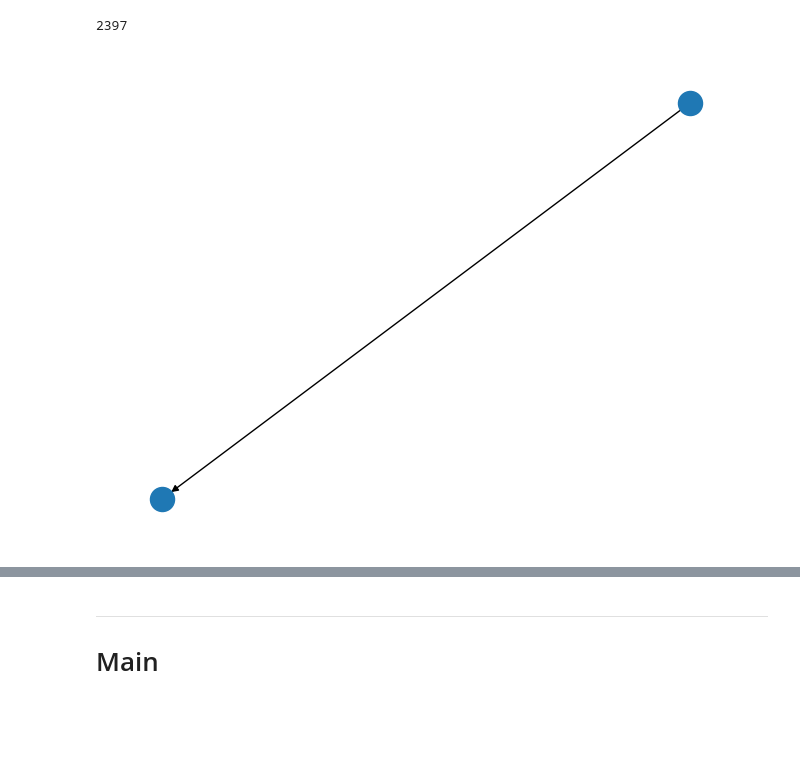
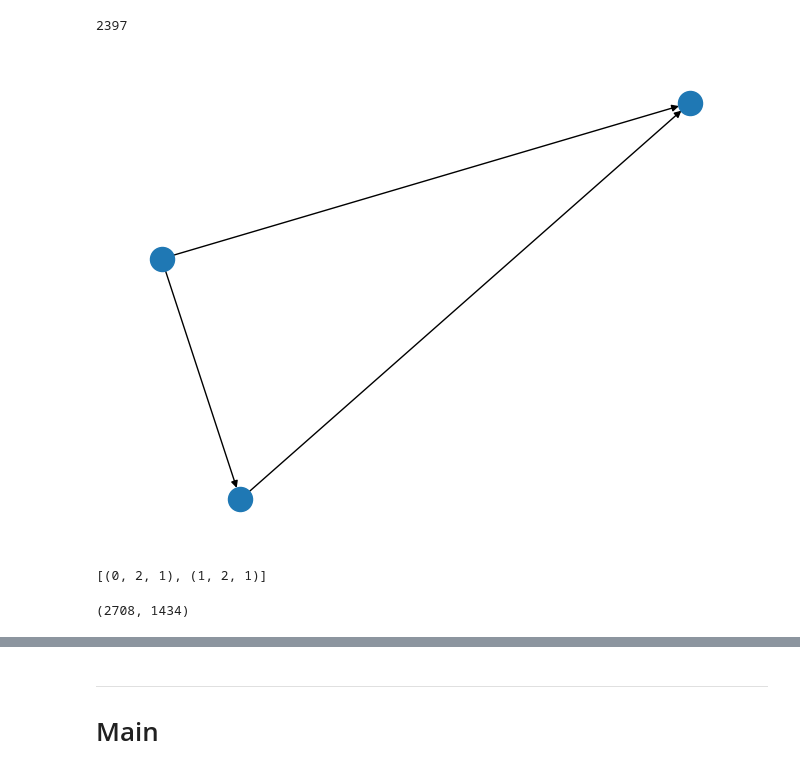
Before and after one commit to CalebThian/hw2_linkprediction, a Jupyter notebook: main.ipynb, the cells around one changed output, grey strips where cells are left out. Saved outputs shown, nothing was run; the diff lists cells and outputs as text; code cells hidden in the pictures; blank space fills up the shorter version.

Commit message:
finish split edges

```diff
--- a/main.ipynb
+++ b/main.ipynb
@@ -47,11 +47,21 @@ dataset[dss[0]]['train'].loc[1,'to']
 # %%
 G = nx.DiGraph()
 G.add_edge(0,1,label=0)
+G.add_edge(0,2,label=1)
+G.add_edge(1,2,label=1)
 nx.draw(G)
 # %% [output]
-[figure, old version]
+[figure, new version]
+# %%
+[e for e in list(G.edges.data('label')) if e[2]==1]
+# %% [output]
+[(0, 2, 1), (1, 2, 1)]
 # %%
 #For example:
 Content = dataset[dss[0]]['content']
 Train = dataset[dss[0]]['train']
 Test = dataset[dss[0]]['test']
+# %%
+Content.shape
+# %% [output]
+(2708, 1434)
```
Also changed, not shown: parts of 11 cells of this notebook.
